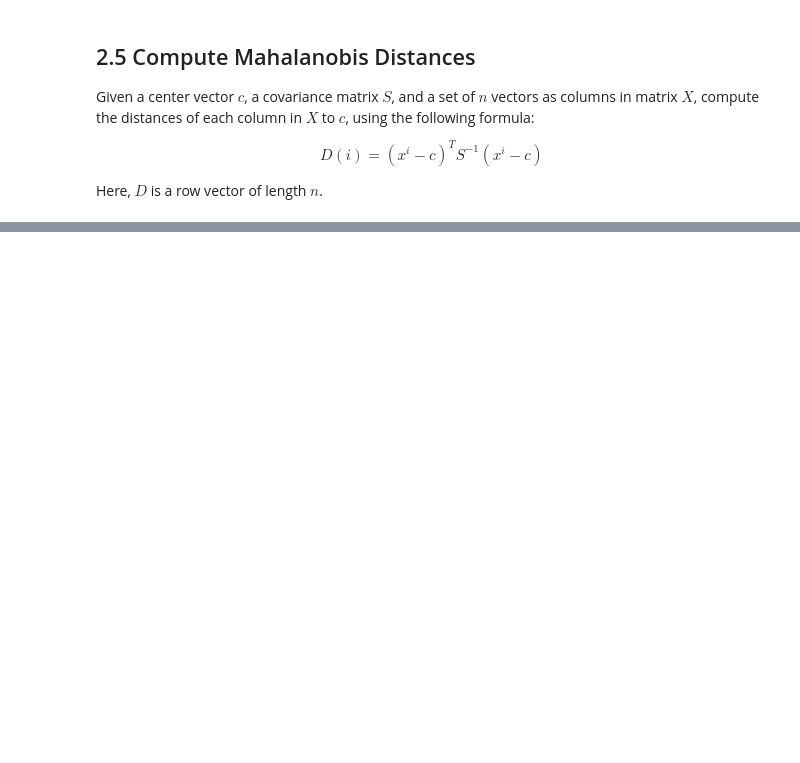
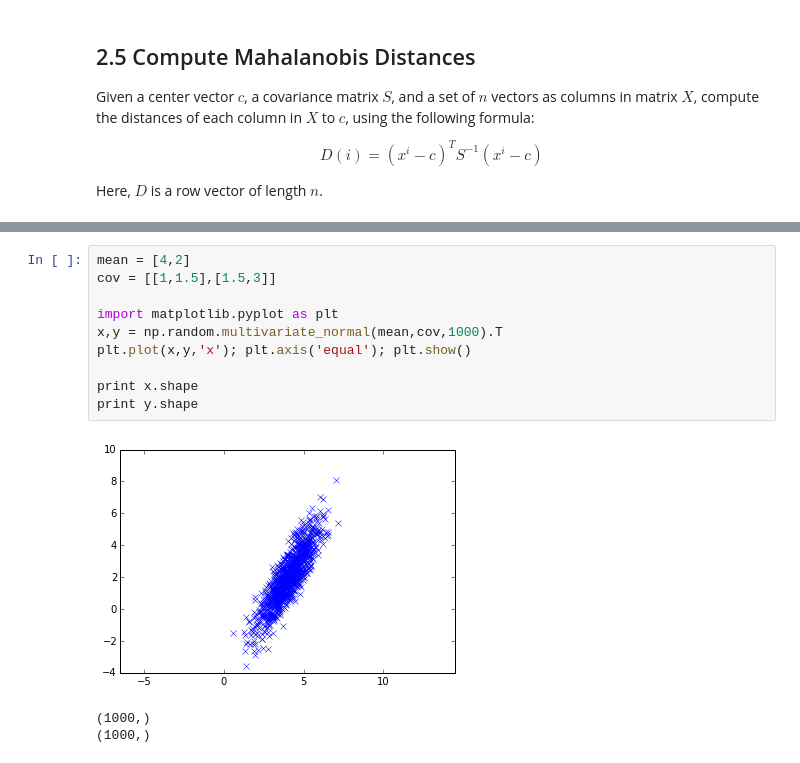
Before and after one commit to peteflorence/MachineLearning6.867, a Jupyter notebook: Homework0.ipynb, the cells around one changed output, grey strips where cells are left out. Cells and saved outputs as stored; diff of their text form; blank space fills up the shorter version.

```diff
--- a/Homework0.ipynb
+++ b/Homework0.ipynb
@@ -367,0 +376,14 @@ print D
+# %%
+mean = [4,2]
+cov = [[1,1.5],[1.5,3]]
+
+import matplotlib.pyplot as plt
+x,y = np.random.multivariate_normal(mean,cov,1000).T
+plt.plot(x,y,'x'); plt.axis('equal'); plt.show()
+
+print x.shape
+print y.shape
+# %% [output]
+[figure, added]
+(1000,)
+(1000,)
```
Also changed, not shown: parts of 4 cells of this notebook.
